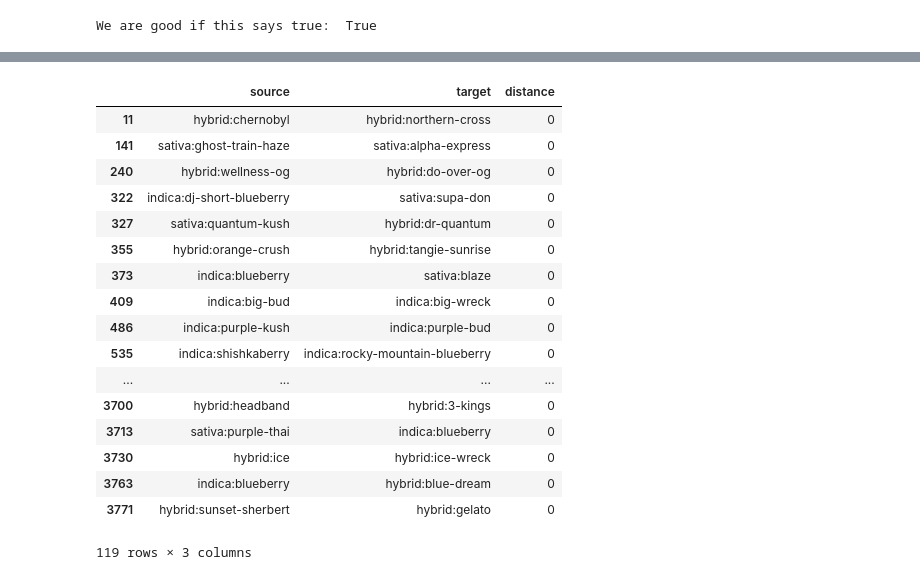
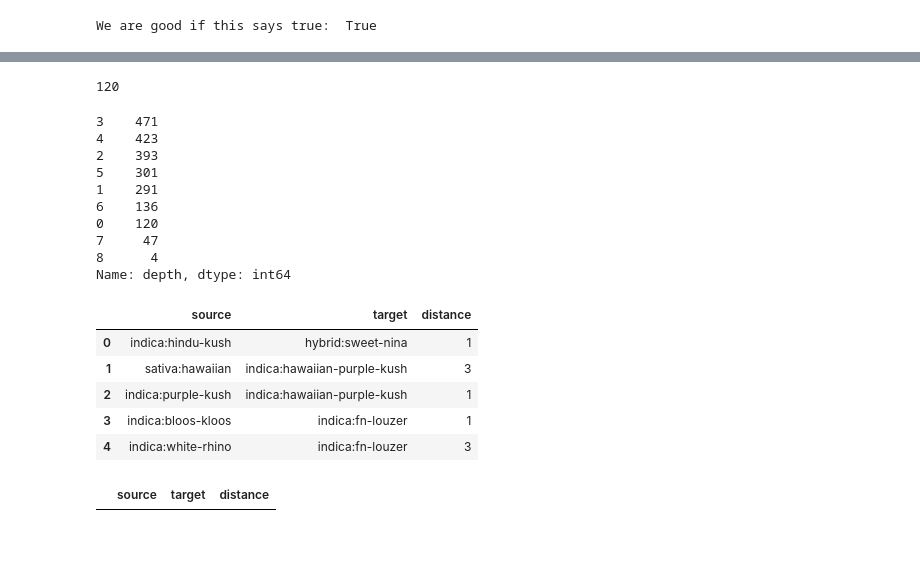
Before and after one commit to ishansaraf/PlantGenealogy, a Jupyter notebook: Data/ReduceToInteresting.ipynb, the cells around one changed output, grey strips where cells are left out. Drawn from its saved outputs; the diff is of its cells as text; code cells hidden in the pictures; blank space fills up the shorter version.

```diff
--- a/Data/ReduceToInteresting.ipynb
+++ b/Data/ReduceToInteresting.ipynb
@@ -270,0 +226,6 @@ df_nodes.head(10)
+# %%
+source_nodes=[]
+for (strain_id,value) in G.in_degree():
+    if value == 0:
+        source_nodes.append(strain_id)
+print(source_nodes)
@@ -270,0 +234,6 @@ df_nodes.head(10)
+# %%
+df_nodes.insert(2,'depth',1000)
+# %%
+for src in source_nodes:
+    df_nodes.at[src,'depth']=0
+df_nodes.sort_values('depth').head(10)
@@ -271,26 +253,42 @@ df_nodes.head(10)
+# %%
+len(source_nodes)
+# %% [output]
+120
+# %%
+while not nx.is_empty(G):
+    longest_path=nx.dag_longest_path(G)
+    deepest_node=longest_path[-1]
+    df_nodes.at[deepest_node,'depth']=len(longest_path)-1
+    G.remove_node(deepest_node)
+# %%
+df_nodes['depth'].value_counts()
+# %% [output]
+3    471
+4    423
+2    393
+5    301
+1    291
+6    136
+0    120
+7     47
+8      4
+Name: depth, dtype: int64
 # %%
 def calculate_dist(d):
-    parent_depth= df_nodes[df_nodes['id']==d['source']]['depth'].values[0]
-    child_depth=df_nodes[df_nodes['id']==d['target']]['depth'].values[0]
+    parent_depth= df_nodes.at[d['source'],'depth']
+    child_depth=df_nodes.at[d['target'],'depth']
     return child_depth-parent_depth
-df_edges2['distance']=df_edges2.apply(calculate_dist,axis=1)
-df_edges2[df_edges2['distance']==0]
+df_edges2['distance'] = df_edges2.apply(calculate_dist,axis=1)
+df_edges2.head()
 # %% [output]
 |  | source | target | distance |
-| 11 | hybrid:chernobyl | hybrid:northern-cross | 0 |
-| 141 | sativa:ghost-train-haze | sativa:alpha-express | 0 |
-| 240 | hybrid:wellness-og | hybrid:do-over-og | 0 |
-| 322 | indica:dj-short-blueberry | sativa:supa-don | 0 |
-| 327 | sativa:quantum-kush | hybrid:dr-quantum | 0 |
-| 355 | hybrid:orange-crush | hybrid:tangie-sunrise | 0 |
-| 373 | indica:blueberry | sativa:blaze | 0 |
-| 409 | indica:big-bud | indica:big-wreck | 0 |
-| 486 | indica:purple-kush | indica:purple-bud | 0 |
-| 535 | indica:shishkaberry | indica:rocky-mountain-blueberry | 0 |
-| ... | ... | ... | ... |
-| 3700 | hybrid:headband | hybrid:3-kings | 0 |
-| 3713 | sativa:purple-thai | indica:blueberry | 0 |
-| 3730 | hybrid:ice | hybrid:ice-wreck | 0 |
-| 3763 | indica:blueberry | hybrid:blue-dream | 0 |
-| 3771 | hybrid:sunset-sherbert | hybrid:gelato | 0 |
+| 0 | indica:hindu-kush | hybrid:sweet-nina | 1 |
+| 1 | sativa:hawaiian | indica:hawaiian-purple-kush | 3 |
+| 2 | indica:purple-kush | indica:hawaiian-purple-kush | 1 |
+| 3 | indica:bloos-kloos | indica:fn-louzer | 1 |
+| 4 | indica:white-rhino | indica:fn-louzer | 3 |
-119 rows × 3 columns
+# %%
+# This should be empty:
+df_edges2[df_edges2['distance']==0]
+# %% [output]
+|  | source | target | distance |
```
Also changed, not shown: parts of 16 cells of this notebook.
